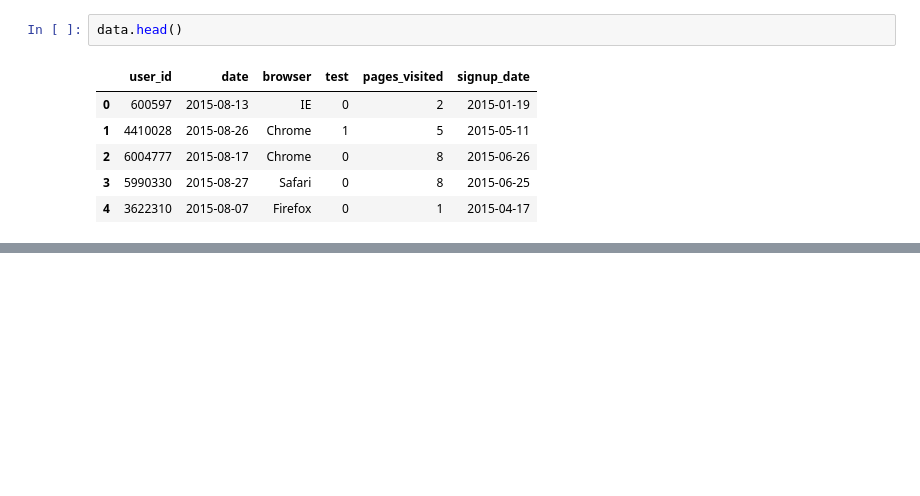
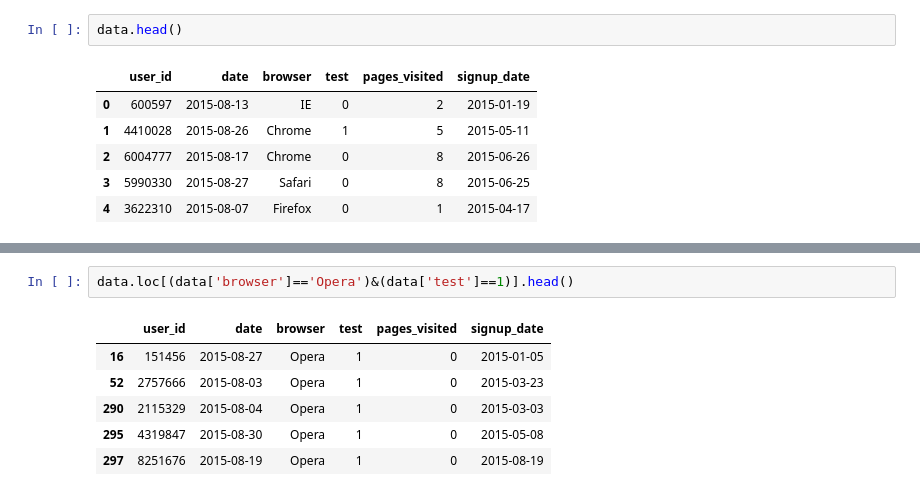
Before and after one commit to asa2012/TakeHomeChallenge, a Jupyter notebook: 17 Engagement Test.ipynb, the cells around one changed output, grey strips where cells are left out. Drawn from its saved outputs; the diff is of its cells as text; blank space fills up the shorter version.

```diff
--- a/17 Engagement Test.ipynb
+++ b/17 Engagement Test.ipynb
@@ -97,0 +166,9 @@ data.head()
+# %%
+data.loc[(data['browser']=='Opera')&(data['test']==1)].head()
+# %% [output]
+|  | user_id | date | browser | test | pages_visited | signup_date |
+| 16 | 151456 | 2015-08-27 | Opera | 1 | 0 | 2015-01-05 |
+| 52 | 2757666 | 2015-08-03 | Opera | 1 | 0 | 2015-03-23 |
+| 290 | 2115329 | 2015-08-04 | Opera | 1 | 0 | 2015-03-03 |
+| 295 | 4319847 | 2015-08-30 | Opera | 1 | 0 | 2015-05-08 |
+| 297 | 8251676 | 2015-08-19 | Opera | 1 | 0 | 2015-08-19 |
```
Also changed, not shown: parts of 21 cells of this notebook.
